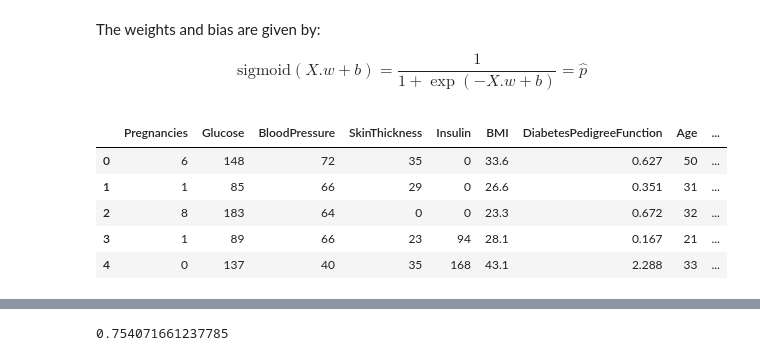
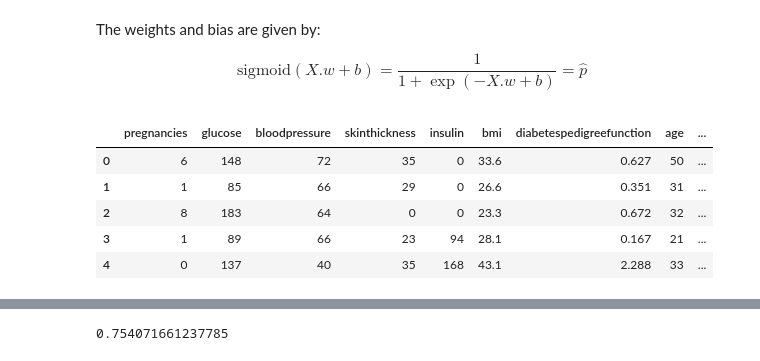
Before and after one commit to David-Tbo/website_RTD, a Jupyter notebook: source/machine_learning/supervised_learning/LogisticRegression.ipynb, the cells around one changed output, grey strips where cells are left out. Saved outputs shown, nothing was run; the diff lists cells and outputs as text; code cells hidden in the pictures.

```diff
--- a/source/machine_learning/supervised_learning/LogisticRegression.ipynb
+++ b/source/machine_learning/supervised_learning/LogisticRegression.ipynb
@@ -468,13 +467,14 @@ rep = '/Users/davidtbo/Library/Mobile Documents/com~apple~CloudDocs/data/externa
 filename = os.path.join(rep, 'diabetes.csv')
 
 df = pd.read_csv(filename)
-# %%
-df.head()
-# %% [output]
-|  | Pregnancies | Glucose | BloodPressure | SkinThickness | Insulin | BMI | DiabetesPedigreeFunction | Age | ... |
-| 0 | 6 | 148 | 72 | 35 | 0 | 33.6 | 0.627 | 50 | ... |
-| 1 | 1 | 85 | 66 | 29 | 0 | 26.6 | 0.351 | 31 | ... |
-| 2 | 8 | 183 | 64 | 0 | 0 | 23.3 | 0.672 | 32 | ... |
-| 3 | 1 | 89 | 66 | 23 | 94 | 28.1 | 0.167 | 21 | ... |
-| 4 | 0 | 137 | 40 | 35 | 168 | 43.1 | 2.288 | 33 | ... |
+# %%
+df.columns = [str.lower(col) for col in df.columns.str.strip()]
+df.head()
+# %% [output]
+|  | pregnancies | glucose | bloodpressure | skinthickness | insulin | bmi | diabetespedigreefunction | age | ... |
+| 0 | 6 | 148 | 72 | 35 | 0 | 33.6 | 0.627 | 50 | ... |
+| 1 | 1 | 85 | 66 | 29 | 0 | 26.6 | 0.351 | 31 | ... |
+| 2 | 8 | 183 | 64 | 0 | 0 | 23.3 | 0.672 | 32 | ... |
+| 3 | 1 | 89 | 66 | 23 | 94 | 28.1 | 0.167 | 21 | ... |
+| 4 | 0 | 137 | 40 | 35 | 168 | 43.1 | 2.288 | 33 | ... |
 # %%
```
Also changed, not shown: parts of 12 cells of this notebook.
